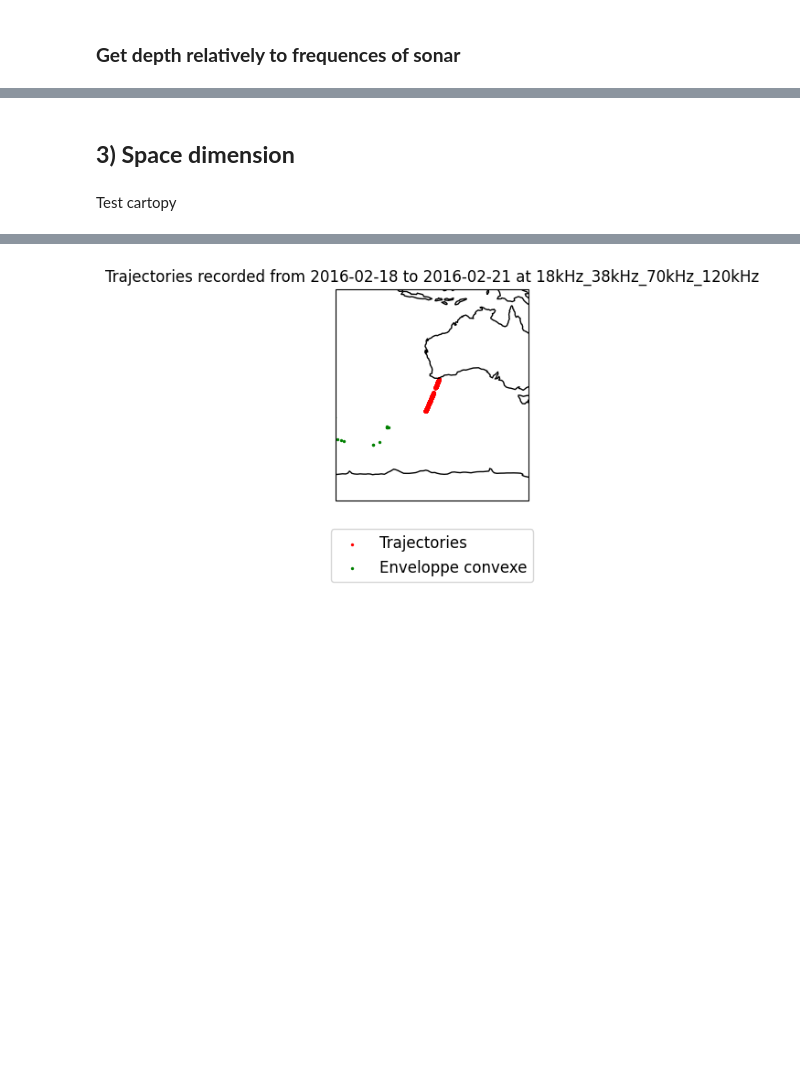
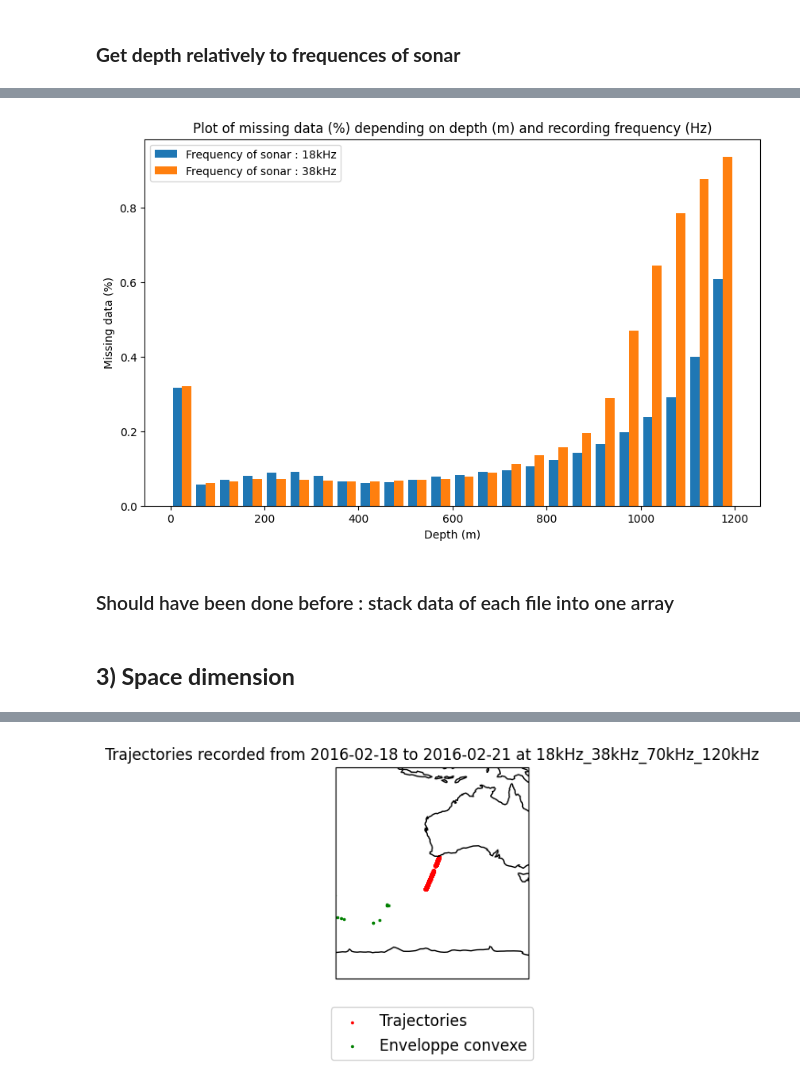
Before and after one commit to EliiseNicolas/Active-acoustic-datasets-analysis, a Jupyter notebook: src/open_netCDF.ipynb, the cells around one changed output, grey strips where cells are left out. Cells and saved outputs as stored; diff of their text form; code cells hidden in the pictures; blank space fills up the shorter version.

```diff
--- a/src/open_netCDF.ipynb
+++ b/src/open_netCDF.ipynb
@@ -204,4 +125,9 @@ script_func.close_dataset(ds)     # Close dataset
+# %%
+all_missing_datas=get_missing_data_all_files()
+plot_missing_data(all_missing_datas, depths, 10, channels_dict, title="all_18_and_38Hz", save=True)
+# %% [output]
+[figure, added]
+# %% [markdown]
+### Should have been done before : stack data of each file into one array
 # %% [markdown]
 ## **3) Space dimension**
-# %% [markdown]
-Test cartopy
```
Also changed, not shown: parts of 18 cells of this notebook, 5 other files.
